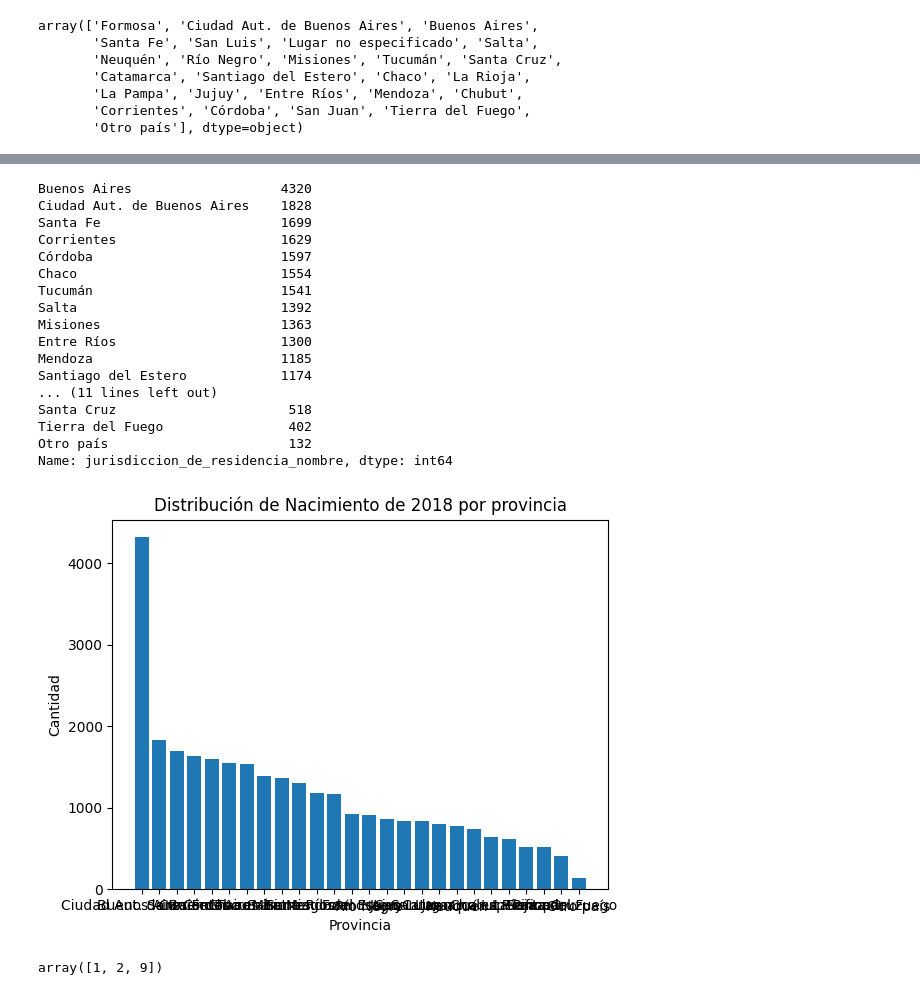
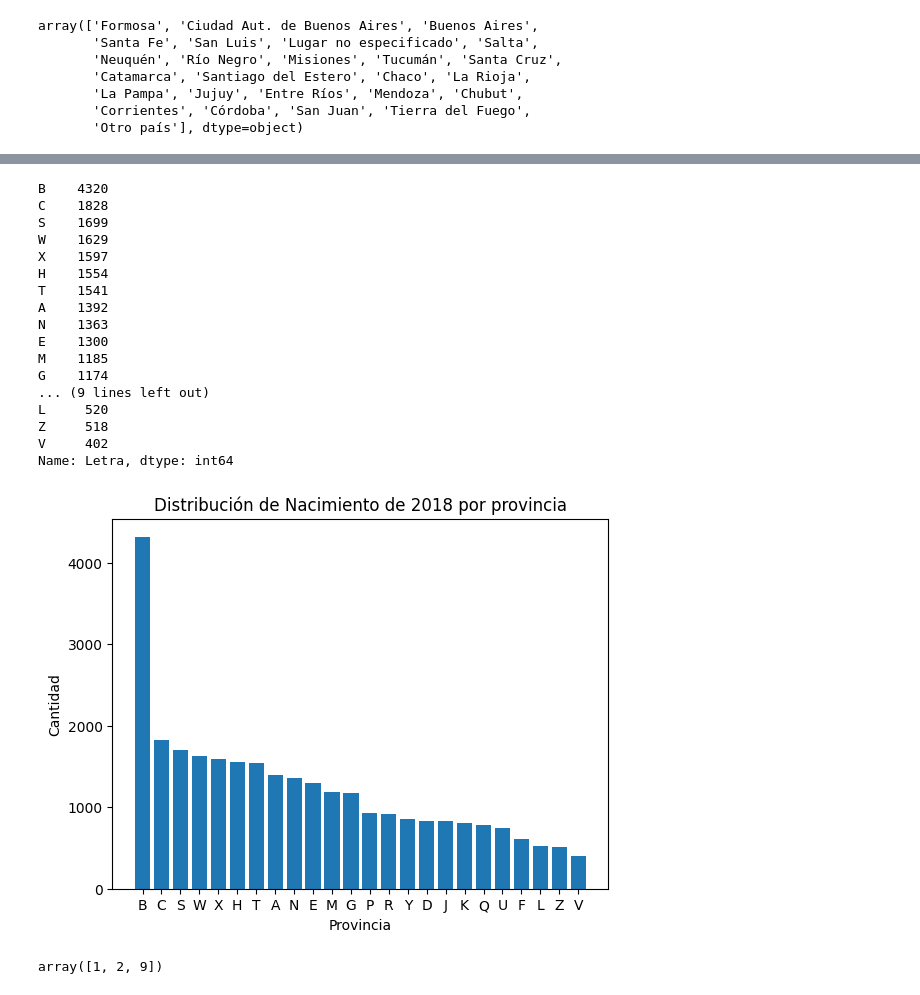
Before and after one commit to gagabriela2787/Grupo7ISPC, a Jupyter notebook: TPGrupo7Nacidos.ipynb, the cells around one changed output, grey strips where cells are left out. Saved outputs shown, nothing was run; the diff lists cells and outputs as text; code cells hidden in the pictures.

```diff
--- a/TPGrupo7Nacidos.ipynb
+++ b/TPGrupo7Nacidos.ipynb
@@ -17,3 +17,16 @@ array(['Formosa', 'Ciudad Aut. de Buenos Aires', 'Buenos Aires',
        'La Pampa', 'Jujuy', 'Entre Ríos', 'Mendoza', 'Chubut',
        'Corrientes', 'Córdoba', 'San Juan', 'Tierra del Fuego',
        'Otro país'], dtype=object)
+# %%
+# Ejecutar éste Codigo para crear un dataframe con letra y nombre
+# de cada provincia
+Letra=["B","C","K","H","U","X","W","E","P","Y","L","F","M","N","Q","R","A","J","D","Z","S","G","V","T"]
+Nombre=["Buenos Aires","Ciudad Aut. de Buenos Aires","Catamarca","Chaco","Chubut",
+        "Córdoba","Corrientes","Entre Ríos","Formosa","Jujuy",
+        "La Pampa","La Rioja","Mendoza","Misiones","Neuquén",
+        "Río Negro","Salta","San Juan","San Luis","Santa Cruz",
+        "Santa Fe","Santiago del Estero","Tierra del Fuego","Tucumán"]
+df_Letra=pd.DataFrame(
+    {"Letra": Letra,
+     "Nombre": Nombre})
+print(df_Letra)
@@ -19,0 +51,10 @@ array(['Formosa', 'Ciudad Aut. de Buenos Aires', 'Buenos Aires',
+# %%
+# Unir dataframe prov_count y df_letra,
+#------------------------------------------------
+# test sin inner pero con mas observaciones:
+#dataJ = pd.merge(subdf1, dataC, left_index=True,right_index=True ,how="outer")
+
+#dataJ = pd.merge(subdf1, dataC, left_index=True, right_index=True ,how="inner")
+
+df_Union = pd.merge(left=df_Letra, right=df, how="inner", left_on="Nombre", right_on="jurisdiccion_de_residencia_nombre")
+df_Union.head()
@@ -20,33 +68,33 @@ array(['Formosa', 'Ciudad Aut. de Buenos Aires', 'Buenos Aires',
 # %%
 # Explorar la distribución de nacimientos por provincias
-prov_count = df['jurisdiccion_de_residencia_nombre'].value_counts()
+prov_count = df_Union["Letra"].value_counts()
 print(prov_count)
 
 # Graficar la distribución de nacimientos por provincia
 plt.bar(prov_count.index, prov_count.values)
 plt.xlabel('Provincia')
 plt.ylabel('Cantidad')
 plt.title('Distribución de Nacimiento de 2018 por provincia')
 plt.show()
 # %% [output]
-Buenos Aires                   4320
-Ciudad Aut. de Buenos Aires    1828
-Santa Fe                       1699
-Corrientes                     1629
-Córdoba                        1597
-Chaco                          1554
-Tucumán                        1541
-Salta                          1392
-Misiones                       1363
-Entre Ríos                     1300
-Mendoza                        1185
-Santiago del Estero            1174
-... (11 lines left out)
-Santa Cruz                      518
-Tierra del Fuego                402
-Otro país                       132
-Name: jurisdiccion_de_residencia_nombre, dtype: int64
+B    4320
+C    1828
+S    1699
+W    1629
+X    1597
+H    1554
+T    1541
+A    1392
+N    1363
+E    1300
+M    1185
+G    1174
+... (9 lines left out)
+L     520
+Z     518
+V     402
+Name: Letra, dtype: int64
-[figure, old version]
+[figure, new version]
 # %%
 df['tipo_de_parto_id'].unique()
 #df['tipo_de_parto_nombre'].unique()
```
Also changed, not shown: parts of 3 cells of this notebook.
